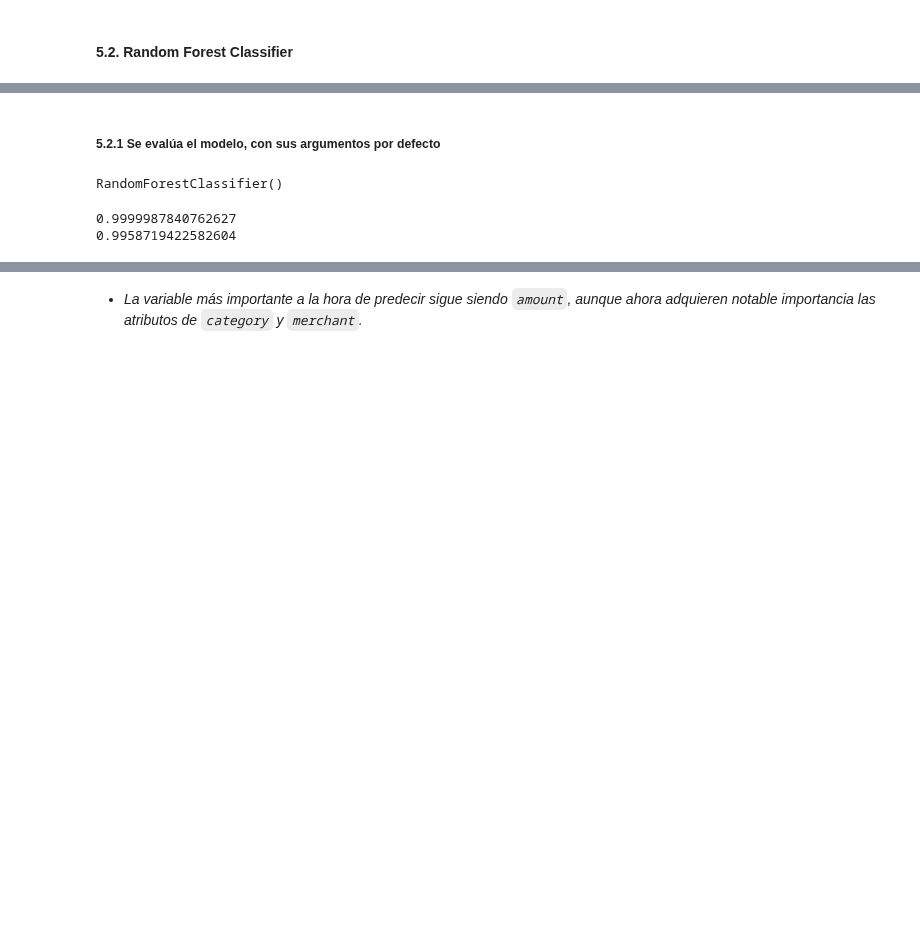
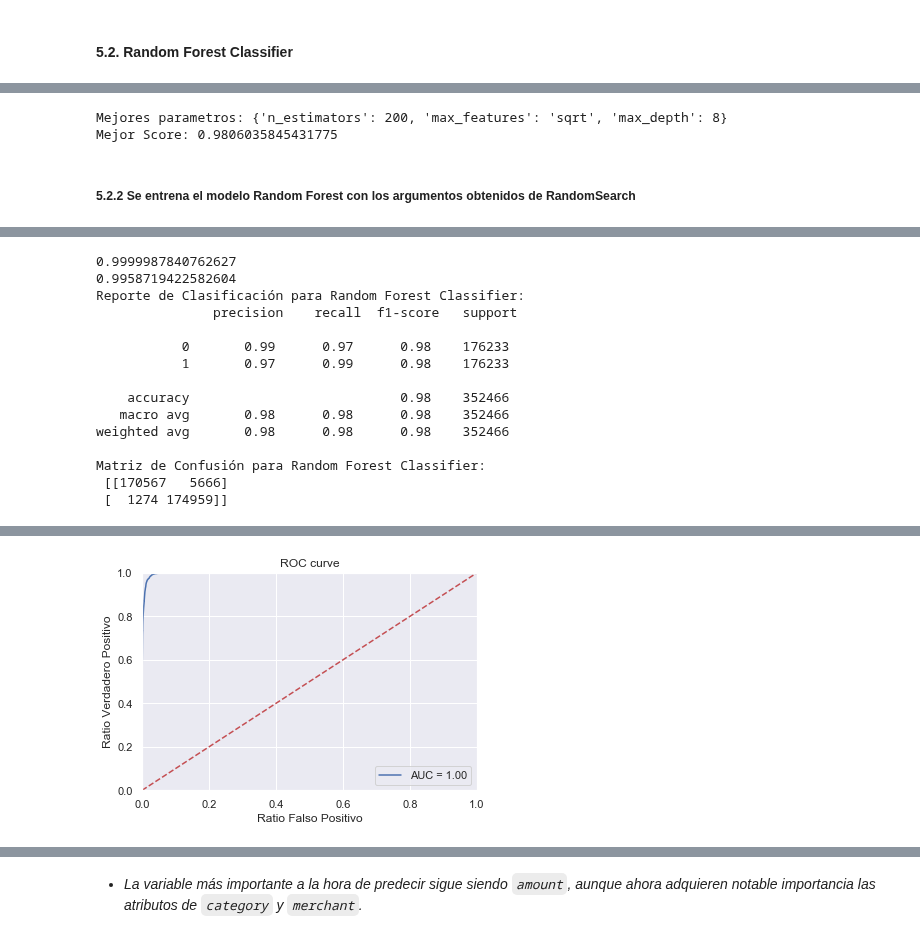
Before and after one commit to alseveso/AcamicaDS, a Jupyter notebook: Proyecto 4/Proyecto 04_Alejandra Seveso.ipynb, the cells around one changed output, grey strips where cells are left out. Cells and saved outputs as stored; diff of their text form; code cells hidden in the pictures; blank space fills up the shorter version.

```diff
--- a/Proyecto 4/Proyecto 04_Alejandra Seveso.ipynb
+++ b/Proyecto 4/Proyecto 04_Alejandra Seveso.ipynb
@@ -653,2 +676,8 @@ plt.show()
+# %%
+print("Mejores parametros: "+str(ramdom_result.best_params_))
+print("Mejor Score: "+str(ramdom_result.best_score_)+'\n')
+# %% [output]
+Mejores parametros: {'n_estimators': 200, 'max_features': 'sqrt', 'max_depth': 8}
+Mejor Score: 0.9806035845431775
 # %% [markdown]
-##### 5.2.1 Se evalúa el modelo, con sus argumentos por defecto
+##### 5.2.2 Se entrena el modelo Random Forest con los argumentos obtenidos de RandomSearch
@@ -658,14 +684,15 @@ rf_clf = RandomForestClassifier() # Default n_estimators=100, max_features='auto
-# %%
-rf_clf.fit(X_train, y_train.values.ravel())
-# %% [output]
-RandomForestClassifier()
-# %%
-import sklearn.metrics as metrics
-
-y_train_pred = rf_clf.predict(X_train)
-y_test_pred = rf_clf.predict(X_test)
-print(metrics.accuracy_score(y_train, y_train_pred))
-print(metrics.accuracy_score(y_test, y_test_pred))
-# %% [output]
-0.9999987840762627
-0.9958719422582604
+# %%
+import sklearn.metrics as metrics
+
+rf_clf_rs = RandomForestClassifier(n_estimators=200,max_features='sqrt',max_depth=8,random_state=42,
+                                verbose=1,class_weight="balanced",oob_score=True,n_jobs=-1)
+
+rf_clf_rs.fit(X_train,y_train.values.ravel())
+y_pred = rf_clf_rs.predict(X_test)
+
+print(metrics.accuracy_score(y_train, y_train_pred))
+print(metrics.accuracy_score(y_test, y_test_pred))
+print("Reporte de Clasificación para Random Forest Classifier: \n", classification_report(y_test, y_pred))
+print("Matriz de Confusión para Random Forest Classifier: \n", confusion_matrix(y_test,y_pred))
+plot_roc_auc(y_test, rf_clf_rs.predict_proba(X_test)[:,1])
+# %% [output]
@@ -671,0 +707,15 @@ print(metrics.accuracy_score(y_test, y_test_pred))
+0.9999987840762627
+0.9958719422582604
+Reporte de Clasificación para Random Forest Classifier:
+               precision    recall  f1-score   support
+
+           0       0.99      0.97      0.98    176233
+           1       0.97      0.99      0.98    176233
+
+    accuracy                           0.98    352466
+   macro avg       0.98      0.98      0.98    352466
+weighted avg       0.98      0.98      0.98    352466
+
+Matriz de Confusión para Random Forest Classifier:
+ [[170567   5666]
+ [  1274 174959]]
@@ -672 +726,2 @@ print(metrics.accuracy_score(y_test, y_test_pred))
+[figure, added]
 # %% [markdown]
```
Also changed, not shown: parts of 14 cells of this notebook.
